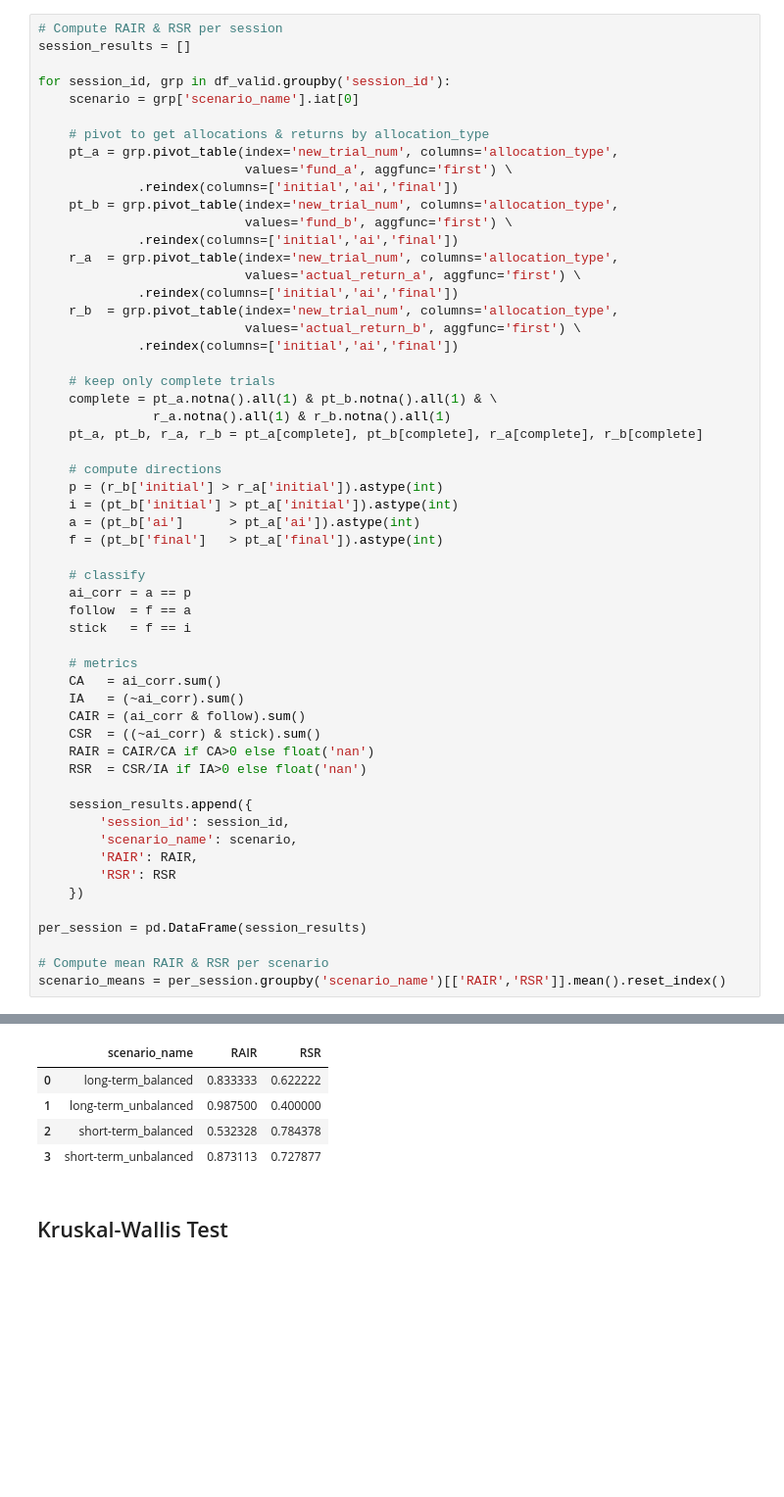
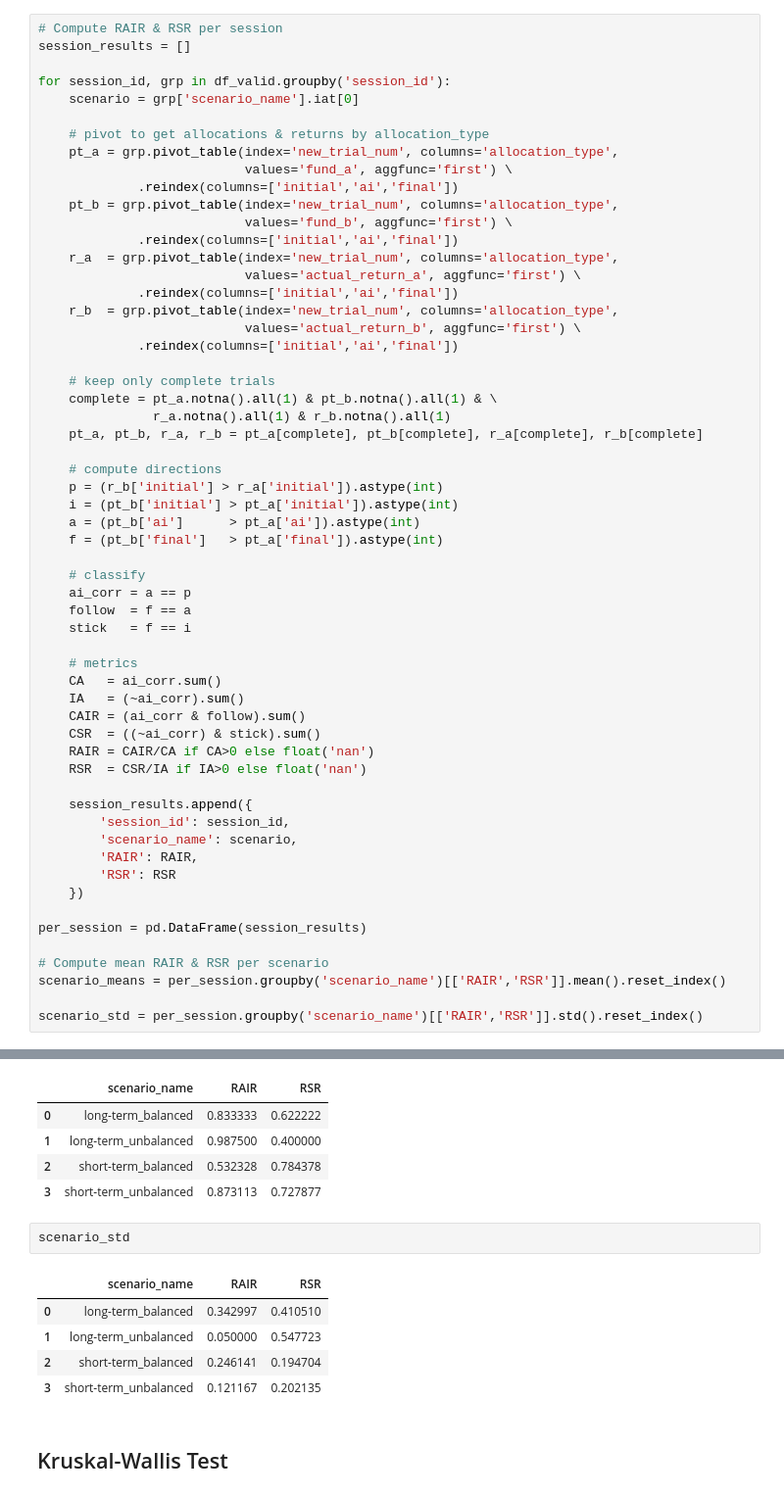
Before and after one commit to FeKapp/bachelorthesis-data-analysis, a Jupyter notebook: reliance_analysis.ipynb, the cells around one changed output, grey strips where cells are left out. Shown at 98% size. Drawn from its saved outputs; the diff is of its cells as text; blank space fills up the shorter version.

```diff
--- a/reliance_analysis.ipynb
+++ b/reliance_analysis.ipynb
@@ -102,6 +102,8 @@ per_session = pd.DataFrame(session_results)
 
 # Compute mean RAIR & RSR per scenario
 scenario_means = per_session.groupby('scenario_name')[['RAIR','RSR']].mean().reset_index()
+
+scenario_std = per_session.groupby('scenario_name')[['RAIR','RSR']].std().reset_index()
 # %%
 per_session
 # %% [output]
@@ -140,6 +142,14 @@ scenario_means
 | 1 | long-term_unbalanced | 0.987500 | 0.400000 |
 | 2 | short-term_balanced | 0.532328 | 0.784378 |
 | 3 | short-term_unbalanced | 0.873113 | 0.727877 |
+# %%
+scenario_std
+# %% [output]
+|  | scenario_name | RAIR | RSR |
+| 0 | long-term_balanced | 0.342997 | 0.410510 |
+| 1 | long-term_unbalanced | 0.050000 | 0.547723 |
+| 2 | short-term_balanced | 0.246141 | 0.194704 |
+| 3 | short-term_unbalanced | 0.121167 | 0.202135 |
 # %% [markdown]
 ## Kruskal-Wallis Test
 # %%
```
Also changed, not shown: parts of 1 cell of this notebook, 15 other files.
